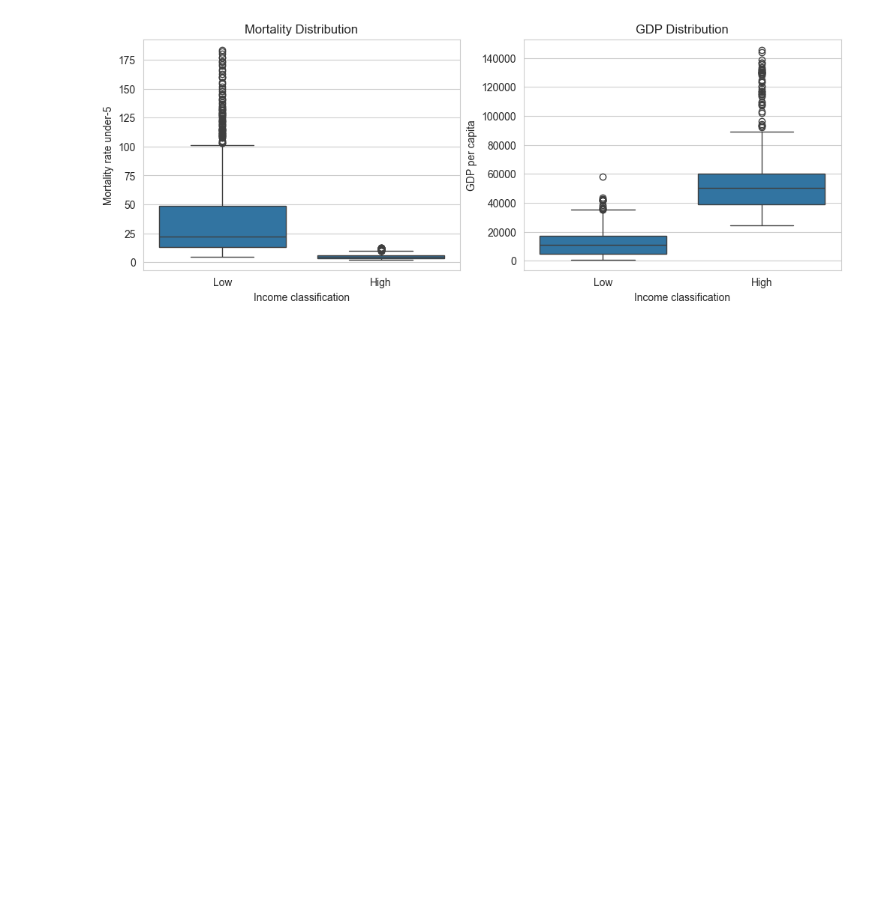
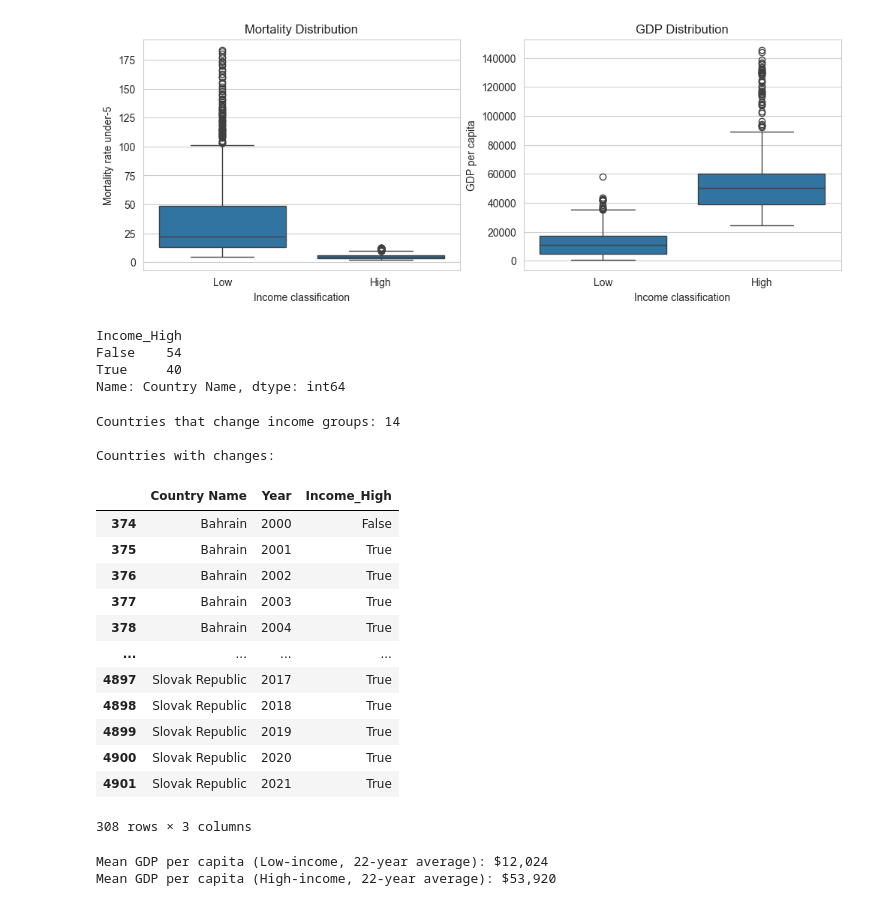
Before and after one commit to s-hreya-riram/sustainable-development-goals-modeling, a Jupyter notebook: jupyter_notebook/exploratory_data_analysis.ipynb, the cells around one changed output. Cells and saved outputs as stored; diff of their text form; code cells hidden in the pictures; blank space fills up the shorter version.

```diff
--- a/jupyter_notebook/exploratory_data_analysis.ipynb
+++ b/jupyter_notebook/exploratory_data_analysis.ipynb
@@ -662,3 +662,45 @@ axes[1].set_title("GDP Distribution")
 # %% [output]
 Text(0.5, 1.0, 'GDP Distribution')
 [figure]
+# %%
+print(df_final.groupby('Income_High')['Country Name'].nunique())
+# %% [output]
+Income_High
+False    54
+True     40
+Name: Country Name, dtype: int64
+# %%
+# Check if countries change income groups
+income_changes = df_final.groupby('Country Name')['Income_High'].nunique()
+print("Countries that change income groups:", (income_changes > 1).sum())
+print("\nCountries with changes:")
+df_final[df_final['Country Name'].isin(income_changes[income_changes > 1].index)][['Country Name', 'Year', 'Income_High']].sort_values(['Country Name', 'Year'])
+# %% [output]
+Countries that change income groups: 14
+
+Countries with changes:
+|  | Country Name | Year | Income_High |
+| 374 | Bahrain | 2000 | False |
+| 375 | Bahrain | 2001 | True |
+| 376 | Bahrain | 2002 | True |
+| 377 | Bahrain | 2003 | True |
+| 378 | Bahrain | 2004 | True |
+| ... | ... | ... | ... |
+| 4897 | Slovak Republic | 2017 | True |
+| 4898 | Slovak Republic | 2018 | True |
+| 4899 | Slovak Republic | 2019 | True |
+| 4900 | Slovak Republic | 2020 | True |
+| 4901 | Slovak Republic | 2021 | True |
+308 rows × 3 columns
+# %%
+# Calculate mean GDP per capita by income classification
+gdp_means = df_final.groupby('Income_High')['GDP per capita'].mean()
+
+gdp_pc_low = gdp_means[False]   # or gdp_means.loc[False]
+gdp_pc_high = gdp_means[True]   # or gdp_means.loc[True]
+
+print(f"Mean GDP per capita (Low-income, 22-year average): ${gdp_pc_low:,.0f}")
+print(f"Mean GDP per capita (High-income, 22-year average): ${gdp_pc_high:,.0f}")
+# %% [output]
+Mean GDP per capita (Low-income, 22-year average): $12,024
+Mean GDP per capita (High-income, 22-year average): $53,920
```
Also changed, not shown: 6 other files.
